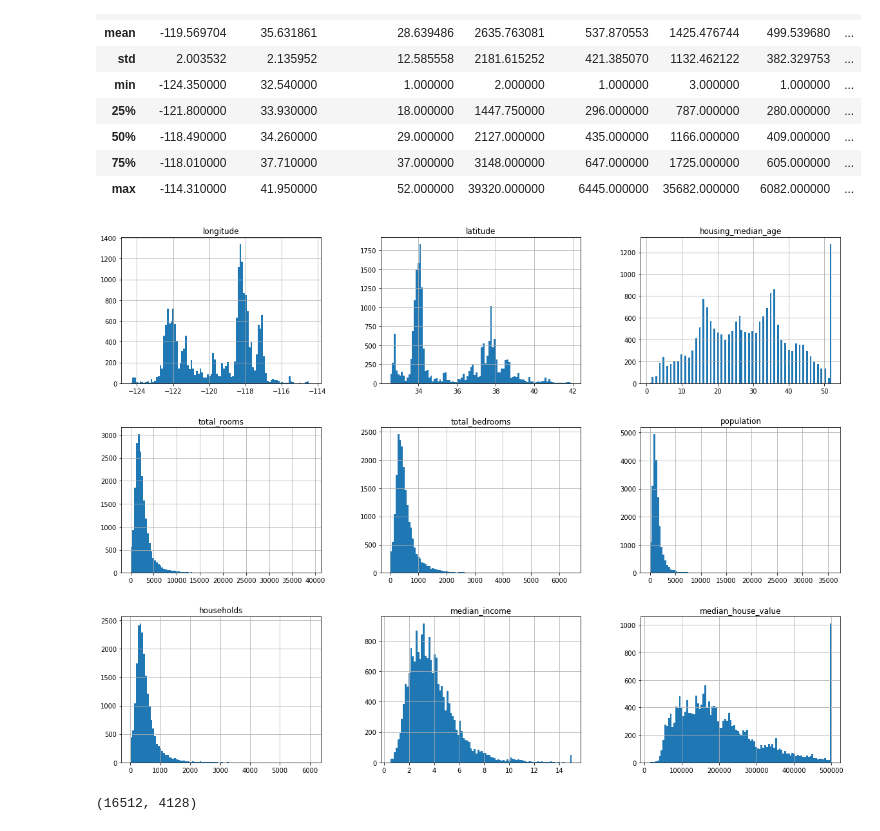
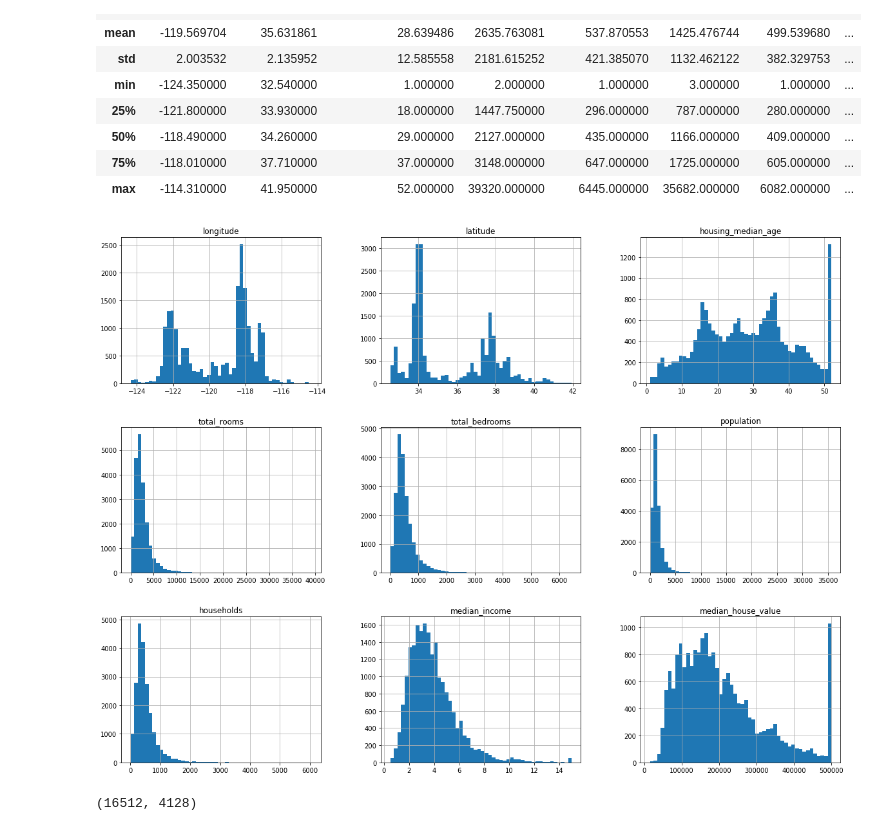
Before and after one commit to MarieeCzy/california_housing, a Jupyter notebook: houses.ipynb, the cells around one changed output. Cells and saved outputs as stored; diff of their text form; code cells hidden in the pictures.

```diff
--- a/houses.ipynb
+++ b/houses.ipynb
@@ -78,10 +78,10 @@ housing.describe()
 # %%
 %matplotlib inline
 import matplotlib.pyplot as plt
-housing.hist(bins=100, figsize=(20,15))
+housing.hist(bins=50, figsize=(20,15))
 plt.show()
 # %% [output]
-[figure, old version]
+[figure, new version]
 # %%
 import numpy as np
 
```
Also changed, not shown: parts of 4 cells of this notebook.
